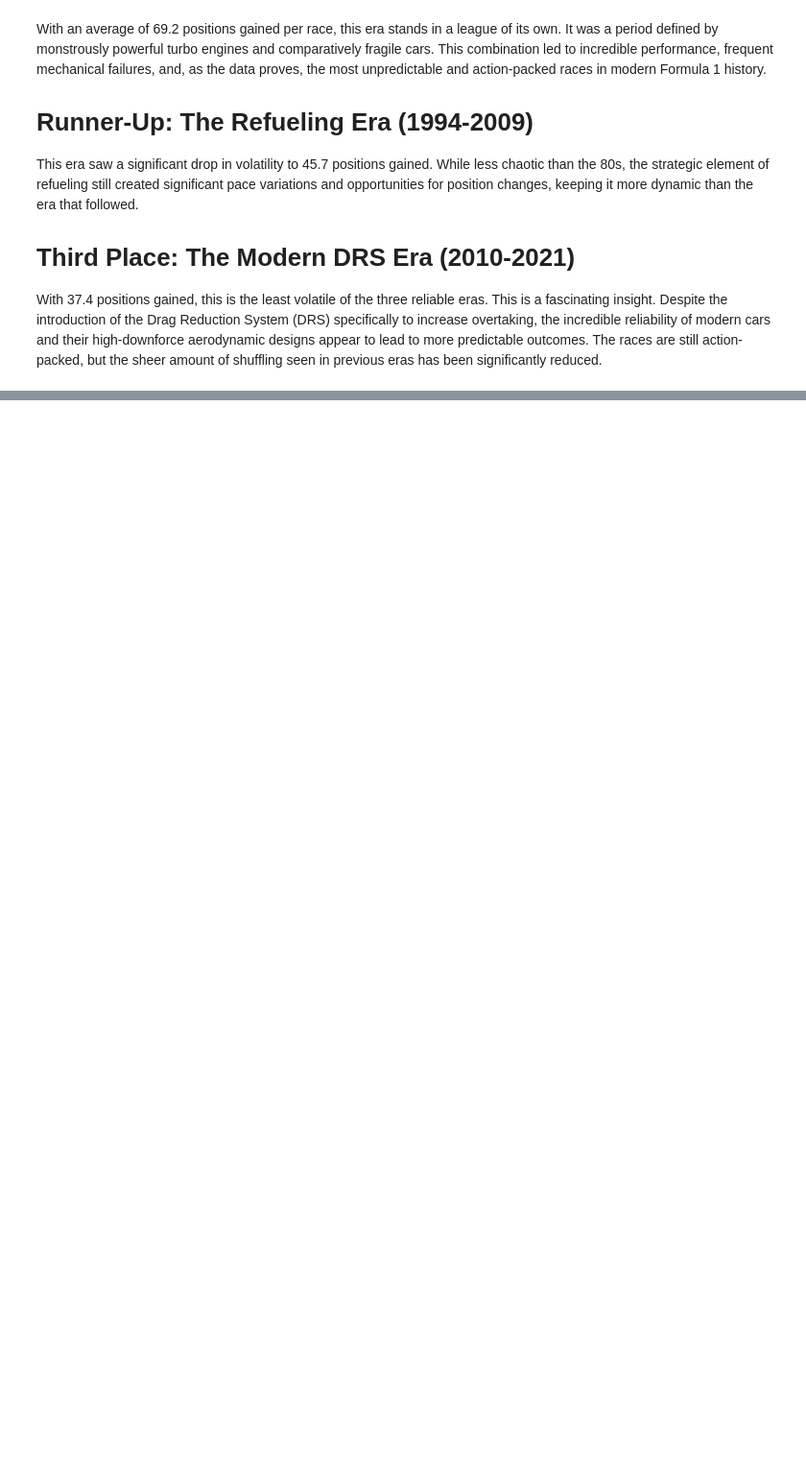
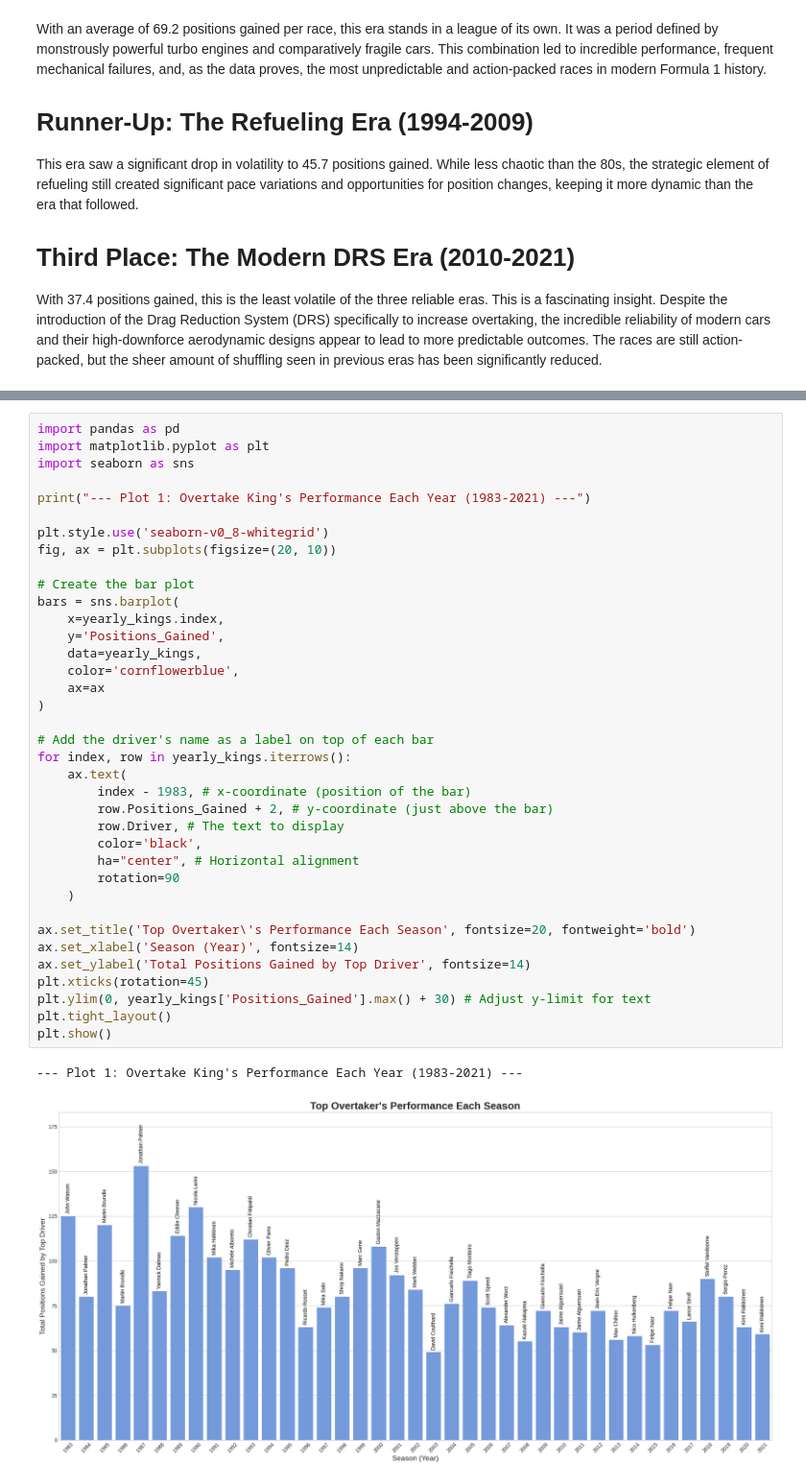
Before and after one commit to GitDario79/F1_Golden_Era, a Jupyter notebook: F1_Golden_Era.ipynb, the cells around one changed output, grey strips where cells are left out. Shown at 96% size. Saved outputs shown, nothing was run; the diff lists cells and outputs as text; blank space fills up the shorter version.

```diff
--- a/F1_Golden_Era.ipynb
+++ b/F1_Golden_Era.ipynb
@@ -737,0 +812,40 @@ With 37.4 positions gained, this is the least volatile of the three reliable era
+# %%
+import pandas as pd
+import matplotlib.pyplot as plt
+import seaborn as sns
+
+print("--- Plot 1: Overtake King's Performance Each Year (1983-2021) ---")
+
+plt.style.use('seaborn-v0_8-whitegrid')
+fig, ax = plt.subplots(figsize=(20, 10))
+
+# Create the bar plot
+bars = sns.barplot(
+    x=yearly_kings.index,
+    y='Positions_Gained',
+    data=yearly_kings,
+    color='cornflowerblue',
+    ax=ax
+)
+
+# Add the driver's name as a label on top of each bar
+for index, row in yearly_kings.iterrows():
+    ax.text(
+        index - 1983, # x-coordinate (position of the bar)
+        row.Positions_Gained + 2, # y-coordinate (just above the bar)
+        row.Driver, # The text to display
+        color='black',
+        ha="center", # Horizontal alignment
+        rotation=90
+    )
+
+ax.set_title('Top Overtaker\'s Performance Each Season', fontsize=20, fontweight='bold')
+ax.set_xlabel('Season (Year)', fontsize=14)
+ax.set_ylabel('Total Positions Gained by Top Driver', fontsize=14)
+plt.xticks(rotation=45)
+plt.ylim(0, yearly_kings['Positions_Gained'].max() + 30) # Adjust y-limit for text
+plt.tight_layout()
+plt.show()
+# %% [output]
+--- Plot 1: Overtake King's Performance Each Year (1983-2021) ---
+[figure, added]
```
Also changed, not shown: parts of 8 cells of this notebook.
